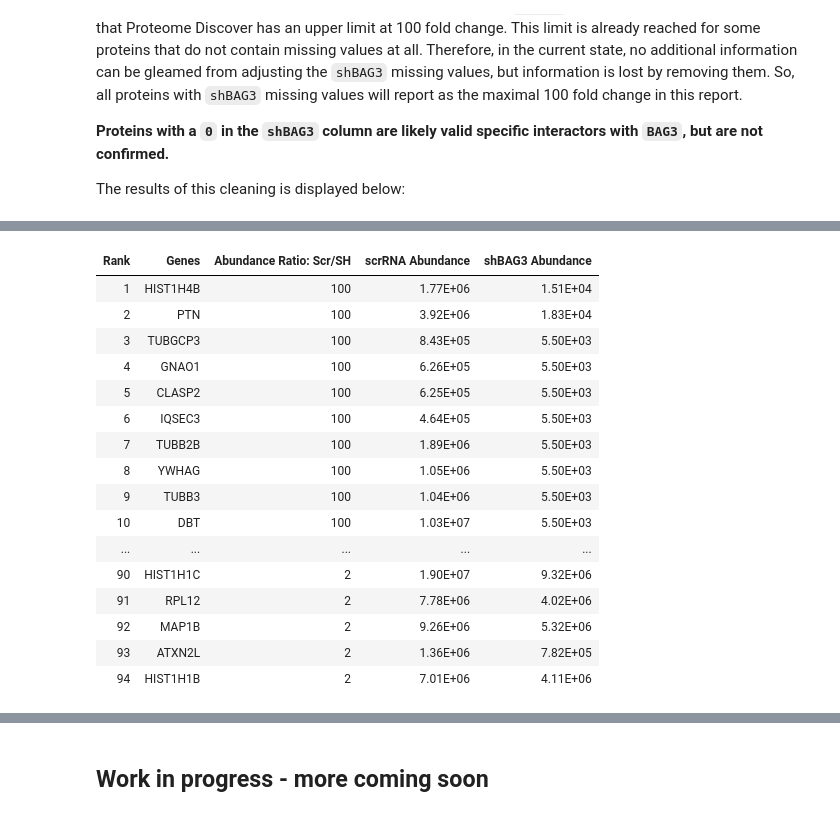
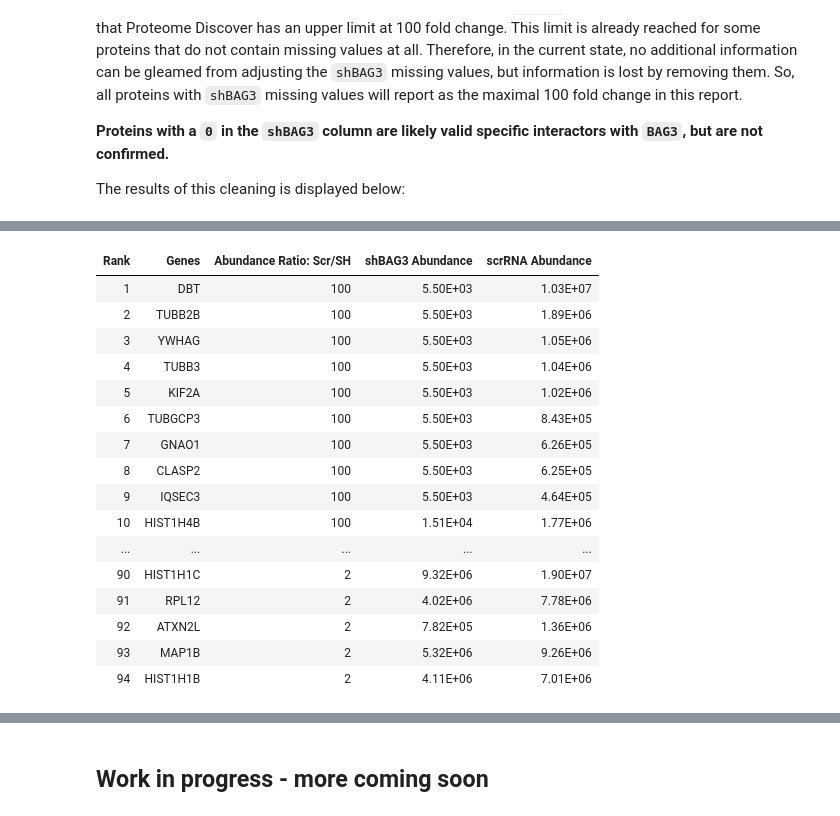
Before and after one commit to eturkes/bag3-co-ip, a Jupyter notebook: BAG3-co-ip/BAG3-co-ip.ipynb, the cells around one changed output, grey strips where cells are left out. Saved outputs shown, nothing was run; the diff lists cells and outputs as text; code cells hidden in the pictures.

```diff
--- a/BAG3-co-ip/BAG3-co-ip.ipynb
+++ b/BAG3-co-ip/BAG3-co-ip.ipynb
@@ -87,43 +87,55 @@ The results of this cleaning is displayed below:
 body = client_75340283764447f99797650de21e6211.get_object(
     Bucket='bag3coip-donotdelete-pr-wlavvdgoryxgjb', Key='co_ip_no_keratin.csv')['Body']
 if not hasattr(body, "__iter__"): body.__iter__ = types.MethodType( __iter__, body )
-#co_ip_df = pd.read_csv(body, na_values="nan")
-co_ip_df = pd.read_csv(body)
+high_spec_df = pd.read_csv(body)
 
 # Select columns.
 co_ip_cols = ["Genes", "Abundance Ratio: Scr/SH", "scrRNA Abundance", "shBAG3 Abundance"]
 
 # Rename and remove columns.
-co_ip_df.rename(columns={
+high_spec_df.rename(columns={
     "Description": co_ip_cols[0],
     "Summed Abundance Ratio (log2): (Scr) / (SH)": co_ip_cols[1],
     "Abundances": co_ip_cols[2],
     "Unnamed: 14": co_ip_cols[3]}, inplace=True)
-co_ip_df = co_ip_df[co_ip_cols]
+high_spec_df = high_spec_df[co_ip_cols]
 
-# Sort by "Abundance Ratio: Scr/SH" and the shBAG3 Abundance.
-co_ip_df.dropna(axis=0, subset=[co_ip_cols[0]], inplace=True)
-co_ip_df[co_ip_cols[3]].fillna(co_ip_df[co_ip_cols[3]].astype(float).min(), inplace=True)
-co_ip_df[co_ip_cols[3]] = pd.to_numeric(co_ip_df[co_ip_cols[3]])
-for index, row in co_ip_df.iterrows():
-    co_ip_df.loc[index, co_ip_cols[3]] = "%.2E" % (row[co_ip_cols[3]])
-co_ip_df.sort_values(by=[co_ip_cols[1], co_ip_cols[3], co_ip_cols[2]], inplace=True, ascending=[False, True, False])
+# Impute missing values as the min of the column.
+high_spec_df.dropna(axis=0, subset=[co_ip_cols[0]], inplace=True)
+high_spec_df[co_ip_cols[3]].fillna(high_spec_df[co_ip_cols[3]].astype(float).min(), inplace=True)
+
+# Convert all values to float.
+for i in range(1, 4):
+    high_spec_df[co_ip_cols[i]] = pd.to_numeric(high_spec_df[co_ip_cols[i]])
+
+# Sort by "Abundance Ratio: Scr/SH", "shBAG3 Abundance", and then "scrRNA Abundance".
+high_spec_df.sort_values(by=[
+    co_ip_cols[1], co_ip_cols[3], co_ip_cols[2]
+], inplace=True, ascending=[False, True, False])
+
+# Convert Abundance columns to scientific notation.
+for i in range(2, 4):
+    for index, row in high_spec_df.iterrows():
+        high_spec_df.loc[index, co_ip_cols[i]] = "%.2E" % (row[co_ip_cols[i]])
+
+# Reorder columns by the sort order.
+new_order=[co_ip_cols[0], co_ip_cols[1], co_ip_cols[3], co_ip_cols[2]]
+high_spec_df=high_spec_df.reindex(columns=new_order)
 
 # Convert "Abundance Ratio: Scr/SH" from log2 to a percentile.
-for index, row in co_ip_df.iterrows():
-    co_ip_df.loc[index, co_ip_cols[1]] = "%g" % (round(2 ** row[co_ip_cols[1]]))
-co_ip_df[co_ip_cols[1]] = pd.to_numeric(co_ip_df[co_ip_cols[1]])
+for index, row in high_spec_df.iterrows():
+    high_spec_df.loc[index, co_ip_cols[1]] = "%g" % (round(2 ** row[co_ip_cols[1]]))
 
 # Extract gene names from the larger metadata.
-co_ip_df[co_ip_cols[0]] = co_ip_df[co_ip_cols[0]].str.extract("((?<=GN=).*(?= PE=))", expand=True)
-co_ip_df[co_ip_cols[0]] = co_ip_df[co_ip_cols[0]].str.upper()
-co_ip_df.dropna(axis=0, subset=[co_ip_cols[0]], inplace=True)
-co_ip_df = co_ip_df[~co_ip_df[co_ip_cols[0]].str.contains("BAG3")]
+high_spec_df[co_ip_cols[0]] = high_spec_df[co_ip_cols[0]].str.extract("((?<=GN=).*(?= PE=))", expand=True)
+high_spec_df[co_ip_cols[0]] = high_spec_df[co_ip_cols[0]].str.upper()
+high_spec_df.dropna(axis=0, subset=[co_ip_cols[0]], inplace=True)
+high_spec_df = high_spec_df[~high_spec_df[co_ip_cols[0]].str.contains("BAG3")]
 
-# Add a simple ranking of genes by "Abundance Ratio: Scr/SH".
-co_ip_df = co_ip_df.reset_index(drop=True)
-co_ip_df.index = co_ip_df.index + 1
-co_ip_df.insert(0, "Rank", co_ip_df.index)
+# Rank genes by the sort order.
+high_spec_df = high_spec_df.reset_index(drop=True)
+high_spec_df.index = high_spec_df.index + 1
+high_spec_df.insert(0, "Rank", high_spec_df.index)
 
 # Replace gene names with Watson entities.
 body = client_75340283764447f99797650de21e6211.get_object(
@@ -131,9 +143,9 @@ body = client_75340283764447f99797650de21e6211.get_object(
 if not hasattr(body, "__iter__"): body.__iter__ = types.MethodType( __iter__, body )
 entity_set_df = pd.read_csv(body)
 entity_set_df.index = entity_set_df.index + 1
-co_ip_df[co_ip_cols][0] = entity_set_df["Entity name"]
+high_spec_df[co_ip_cols][0] = entity_set_df["Entity name"]
 
-display(co_ip_df)
+display(high_spec_df)
 # %% [output]
 Hey, there's something awesome here! To see it, open this notebook outside GitHub, in a viewer like Jupyter
 Showing 94 of 94 rows
@@ -145,17 +157,17 @@ shBAG3 Abundance
-| Rank | Genes | Abundance Ratio: Scr/SH | scrRNA Abundance | shBAG3 Abundance |
-| 1 | HIST1H4B | 100 | 1.77E+06 | 1.51E+04 |
-| 2 | PTN | 100 | 3.92E+06 | 1.83E+04 |
-| 3 | TUBGCP3 | 100 | 8.43E+05 | 5.50E+03 |
-| 4 | GNAO1 | 100 | 6.26E+05 | 5.50E+03 |
-| 5 | CLASP2 | 100 | 6.25E+05 | 5.50E+03 |
-| 6 | IQSEC3 | 100 | 4.64E+05 | 5.50E+03 |
-| 7 | TUBB2B | 100 | 1.89E+06 | 5.50E+03 |
-| 8 | YWHAG | 100 | 1.05E+06 | 5.50E+03 |
-| 9 | TUBB3 | 100 | 1.04E+06 | 5.50E+03 |
-| 10 | DBT | 100 | 1.03E+07 | 5.50E+03 |
+| Rank | Genes | Abundance Ratio: Scr/SH | shBAG3 Abundance | scrRNA Abundance |
+| 1 | DBT | 100 | 5.50E+03 | 1.03E+07 |
+| 2 | TUBB2B | 100 | 5.50E+03 | 1.89E+06 |
+| 3 | YWHAG | 100 | 5.50E+03 | 1.05E+06 |
+| 4 | TUBB3 | 100 | 5.50E+03 | 1.04E+06 |
+| 5 | KIF2A | 100 | 5.50E+03 | 1.02E+06 |
+| 6 | TUBGCP3 | 100 | 5.50E+03 | 8.43E+05 |
+| 7 | GNAO1 | 100 | 5.50E+03 | 6.26E+05 |
+| 8 | CLASP2 | 100 | 5.50E+03 | 6.25E+05 |
+| 9 | IQSEC3 | 100 | 5.50E+03 | 4.64E+05 |
+| 10 | HIST1H4B | 100 | 1.51E+04 | 1.77E+06 |
 | ... | ... | ... | ... | ... |
-| 90 | HIST1H1C | 2 | 1.90E+07 | 9.32E+06 |
-| 91 | RPL12 | 2 | 7.78E+06 | 4.02E+06 |
-| 92 | MAP1B | 2 | 9.26E+06 | 5.32E+06 |
-| 93 | ATXN2L | 2 | 1.36E+06 | 7.82E+05 |
-| 94 | HIST1H1B | 2 | 7.01E+06 | 4.11E+06 |
+| 90 | HIST1H1C | 2 | 9.32E+06 | 1.90E+07 |
+| 91 | RPL12 | 2 | 4.02E+06 | 7.78E+06 |
+| 92 | ATXN2L | 2 | 7.82E+05 | 1.36E+06 |
+| 93 | MAP1B | 2 | 5.32E+06 | 9.26E+06 |
+| 94 | HIST1H1B | 2 | 4.11E+06 | 7.01E+06 |
```
Also changed, not shown: parts of 4 cells of this notebook.
